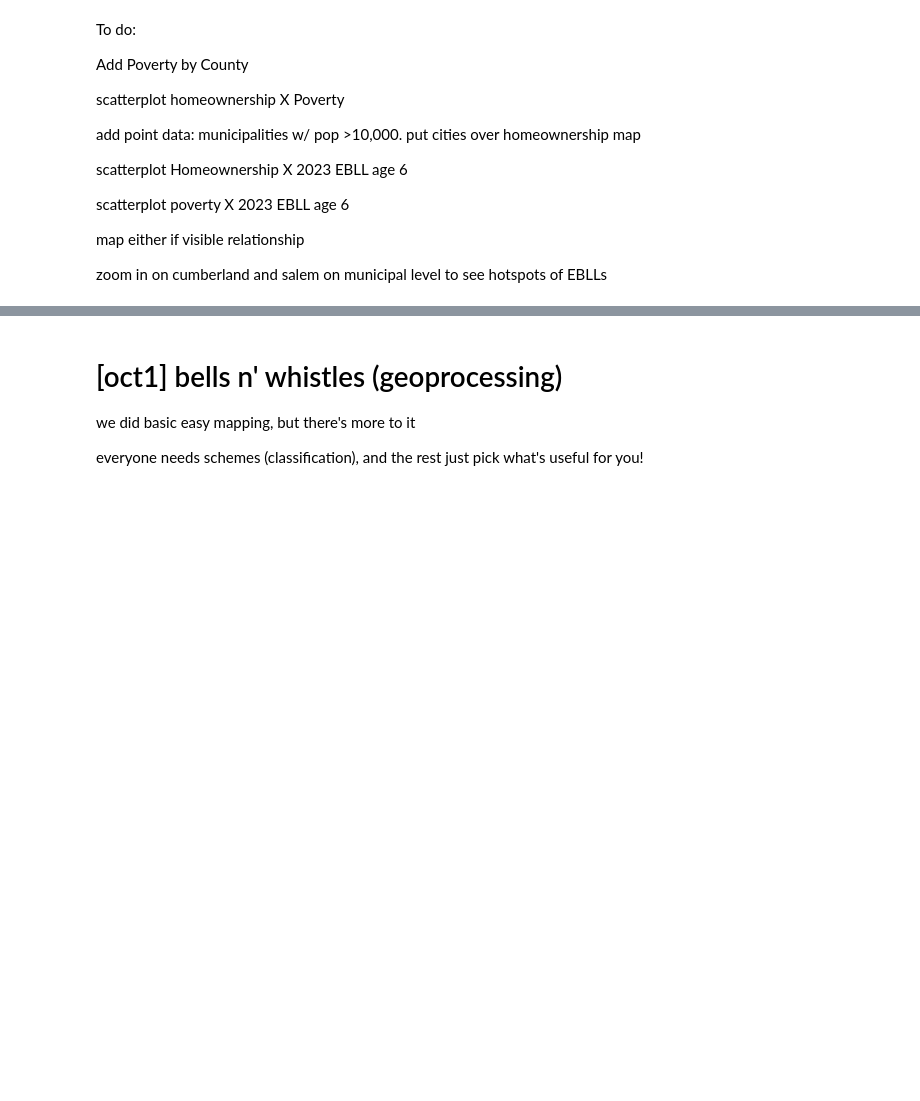
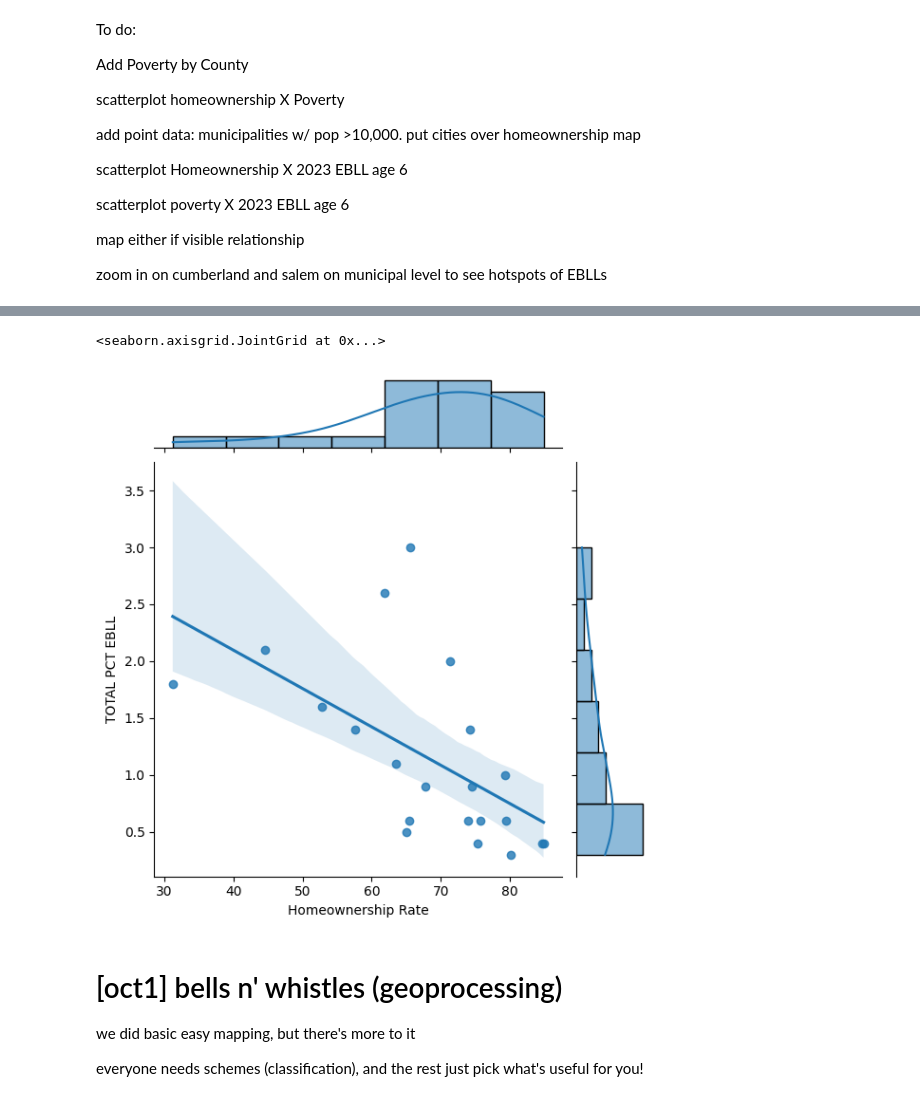
Before and after one commit to Kristina-RUC/datamana, a Jupyter notebook: map.ipynb, the cells around one changed output, grey strips where cells are left out. Cells and saved outputs as stored; diff of their text form; code cells hidden in the pictures; blank space fills up the shorter version.

```diff
--- a/map.ipynb
+++ b/map.ipynb
@@ -1621,0 +1650,4 @@ sns.jointplot(x='Homeownership Rate', y='%\nEBLL', data=merged_data, kind='reg')
+# %%
+homeownBLL26MON_2023 = pd.merge(nj2023bll26, njhome, on='COUNTY', how='inner')
+homeownBLL26MON_2023.head(3)
+# to see what the headers are called to use in plotting
@@ -1622,3 +1660,10 @@ sns.jointplot(x='Homeownership Rate', y='%\nEBLL', data=merged_data, kind='reg')
+# %%
+homeownBLL26MON_2023['TOTAL PCT EBLL'] = pd.to_numeric(homeownBLL26MON_2023['TOTAL PCT EBLL'], errors='coerce')
+# borrowed the code from the previous scatter, replaced the y and data= with the current merged dataset
+sns.jointplot(x='Homeownership Rate', y='TOTAL PCT EBLL', data=homeownBLL26MON_2023, kind='reg')
+# %% [output]
+<seaborn.axisgrid.JointGrid at 0x...>
+[figure, added]
 # %% [markdown]
 # [oct1] bells n' whistles (geoprocessing)
 
```
Also changed, not shown: parts of 8 cells of this notebook.
